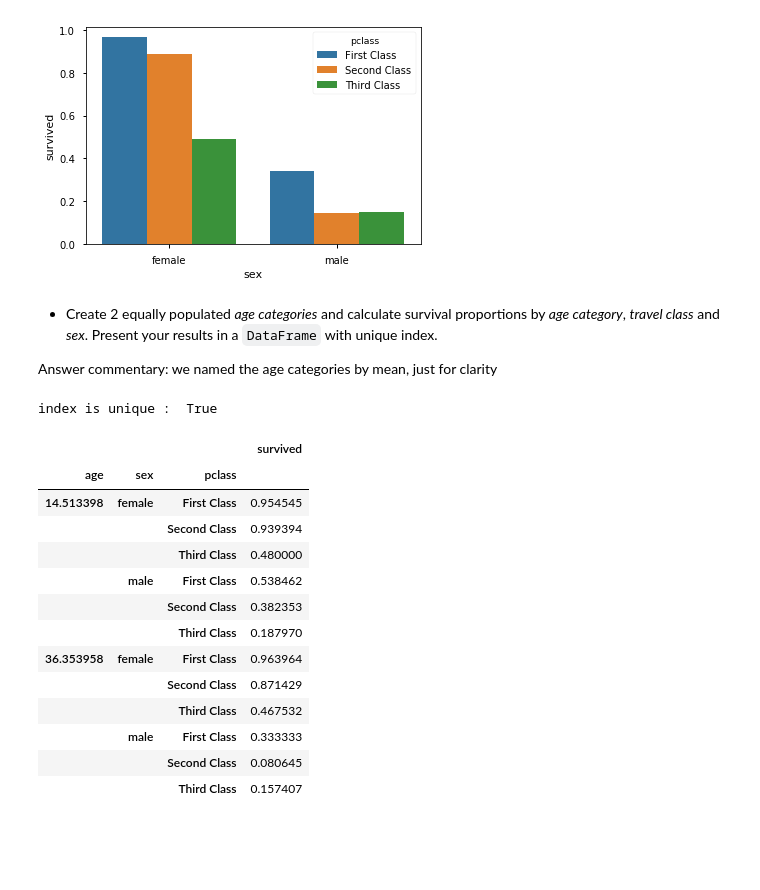
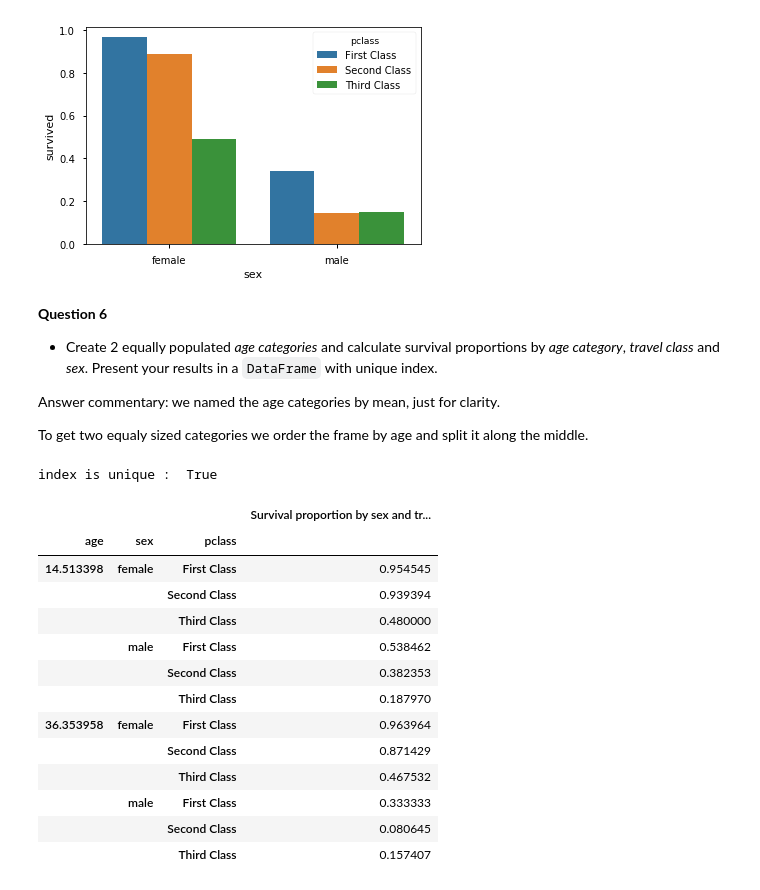
Before and after one commit to mtaziz/ada, a Jupyter notebook: HW1/Homework 1.ipynb, the cells around one changed output. Saved outputs shown, nothing was run; the diff lists cells and outputs as text; code cells hidden in the pictures; blank space fills up the shorter version.

```diff
--- a/HW1/Homework 1.ipynb
+++ b/HW1/Homework 1.ipynb
@@ -400,11 +401,11 @@ Ticket, body, name, fare are not part of categorical data, as adding a new eleme
 # %% [markdown]
 Transforming all categorical data using pandas:
 # %%
-#we rename class to have prettier charts and more human redable rows
+#we rename class and embarked to have prettier charts and more human readable rows
 titanicXls['pclass'] = titanicXls['pclass'].map({1: 'First Class', 2: 'Second Class', 3: 'Third Class'}).astype('category')
 titanicXls['survied'] = titanicXls['survived'].astype('category')
 titanicXls['sex'] = titanicXls['sex'].astype('category')
 titanicXls['cabin'] = titanicXls['cabin'].astype('category')
-titanicXls['embarked'] = titanicXls['embarked'].astype('category')
+titanicXls['embarked'] = titanicXls['embarked'].map({'C':'Cherbourg', 'S':'Southampton', 'Q':'Queenstown'}).astype('category')
 titanicXls['boat'] = titanicXls['boat'].astype('category')
 # %% [markdown]
@@ -501,36 +531,41 @@ sns.barplot(x="sex", y="survived", hue="pclass", data=survivedSex);
 # %% [output]
 [figure]
 # %% [markdown]
+**Question 6**
+
 - Create 2 equally populated *age categories* and calculate survival proportions by *age category*, *travel class* and *sex*. Present your results in a `DataFrame` with unique index.
 
 
-Answer commentary: we named the age categories by mean, just for clarity
+Answer commentary: we named the age categories by mean, just for clarity.
+
+To get two equaly sized categories we order the frame by age and split it along the middle.
 # %%
 # Take only the interesting columns
 survivalByAge = titanicXls.iloc[:, [0,1,3,4]]
 # Take out all NaN
 survivalByAge = pd.DataFrame(survivalByAge.dropna())
 # Sort by Age
 survivalByAge = survivalByAge.sort_values('age')
 
 # We have 1046 rows in this DataFrame. Thus, the 523 first rows are the first category. The 523 last are the second.
 # Lets thus replace the age of everyone by 1 for the first category and 2 for the second.
 # As category we will put the mean age of the category.
 n = len(survivalByAge)
 survivalByAge.loc[:n/2, 'age'] = survivalByAge.loc[:n/2, 'age'].mean()
 survivalByAge.loc[(n/2):, 'age'] = survivalByAge.loc[(n/2):, 'age'].mean()
 
 # This will do the mean for each group/category we want, as we have only 0 or 1.
 groupedSurvival = survivalByAge.groupby(['age', 'sex', 'pclass'])['survived'].mean()
 survivalByAgeDF = pd.DataFrame(groupedSurvival)
 
 #Checking that index is indeed unique: it is
 print('index is unique : ', survivalByAgeDF.index.is_unique)
 
+survivalByAgeDF.columns= ['Survival proportion by sex and travel category']
 survivalByAgeDF
 # %% [output]
 index is unique :  True
-|  |  |  | survived |
+|  |  |  | Survival proportion by sex and tr... |
 | age | sex | pclass |  |
 | 14.513398 | female | First Class | 0.954545 |
 |  |  | Second Class | 0.939394 |
```
Also changed, not shown: parts of 14 cells of this notebook.
